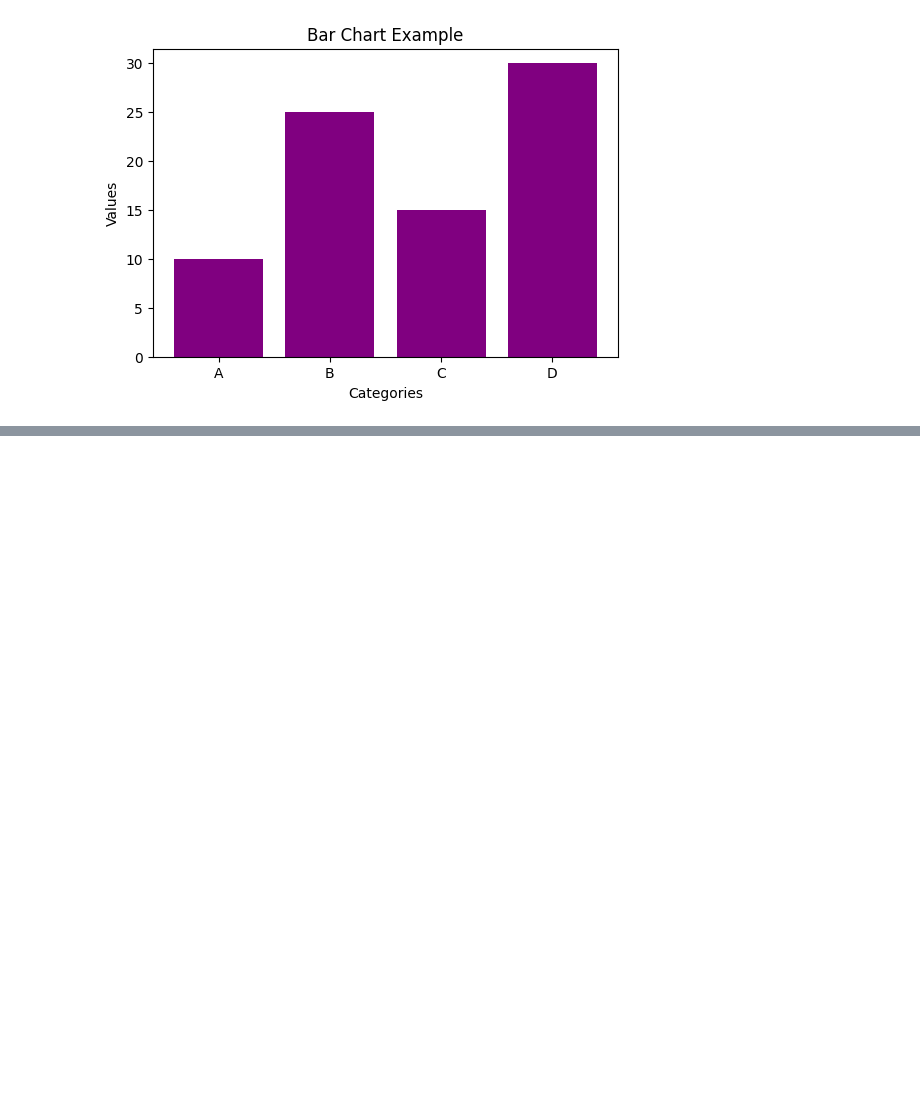
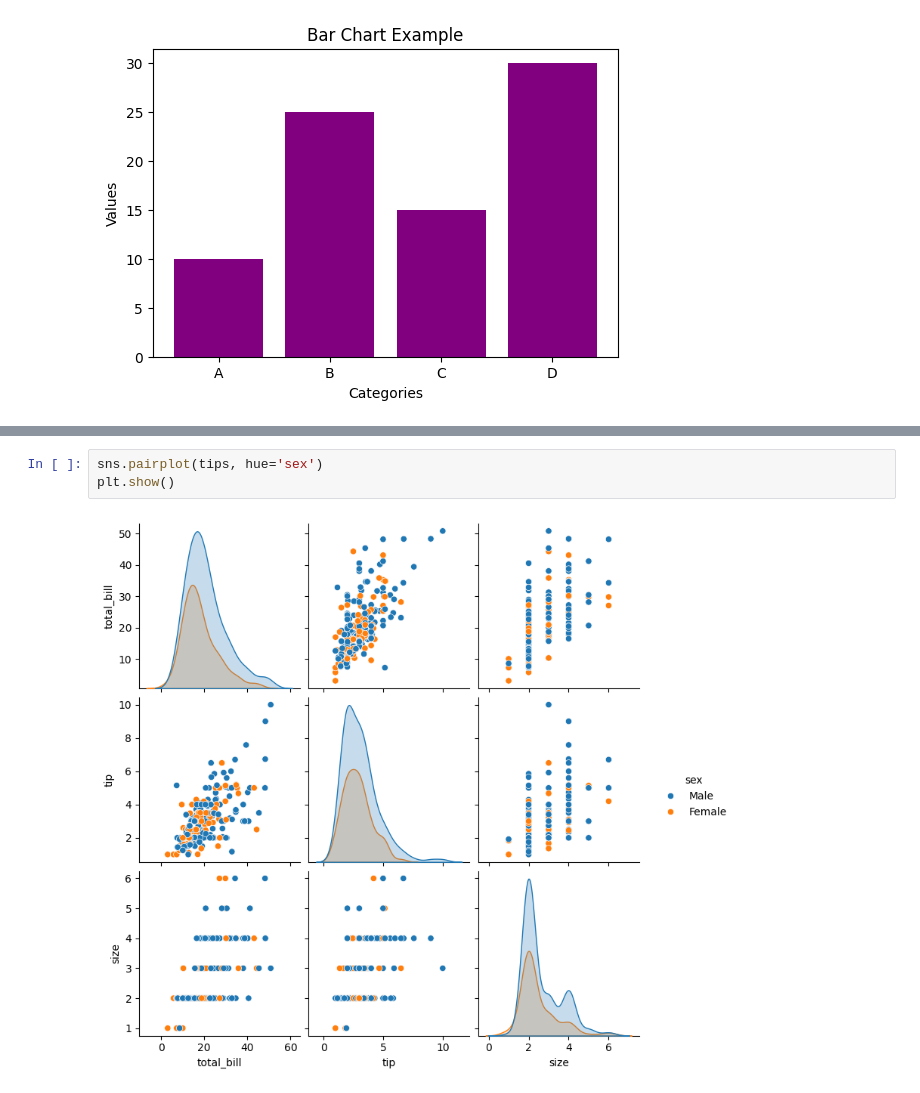
Before and after one commit to SANTHANAM7/Data-Science-Data-Visualization-, a Jupyter notebook: Untitled2.ipynb, the cells around one changed output, grey strips where cells are left out. Drawn from its saved outputs; the diff is of its cells as text; blank space fills up the shorter version.

```diff
--- a/Untitled2.ipynb
+++ b/Untitled2.ipynb
@@ -26,0 +57,5 @@ plt.show()
+# %%
+sns.pairplot(tips, hue='sex')
+plt.show()
+# %% [output]
+[figure, added]
```
Also changed, not shown: parts of 7 cells of this notebook.
